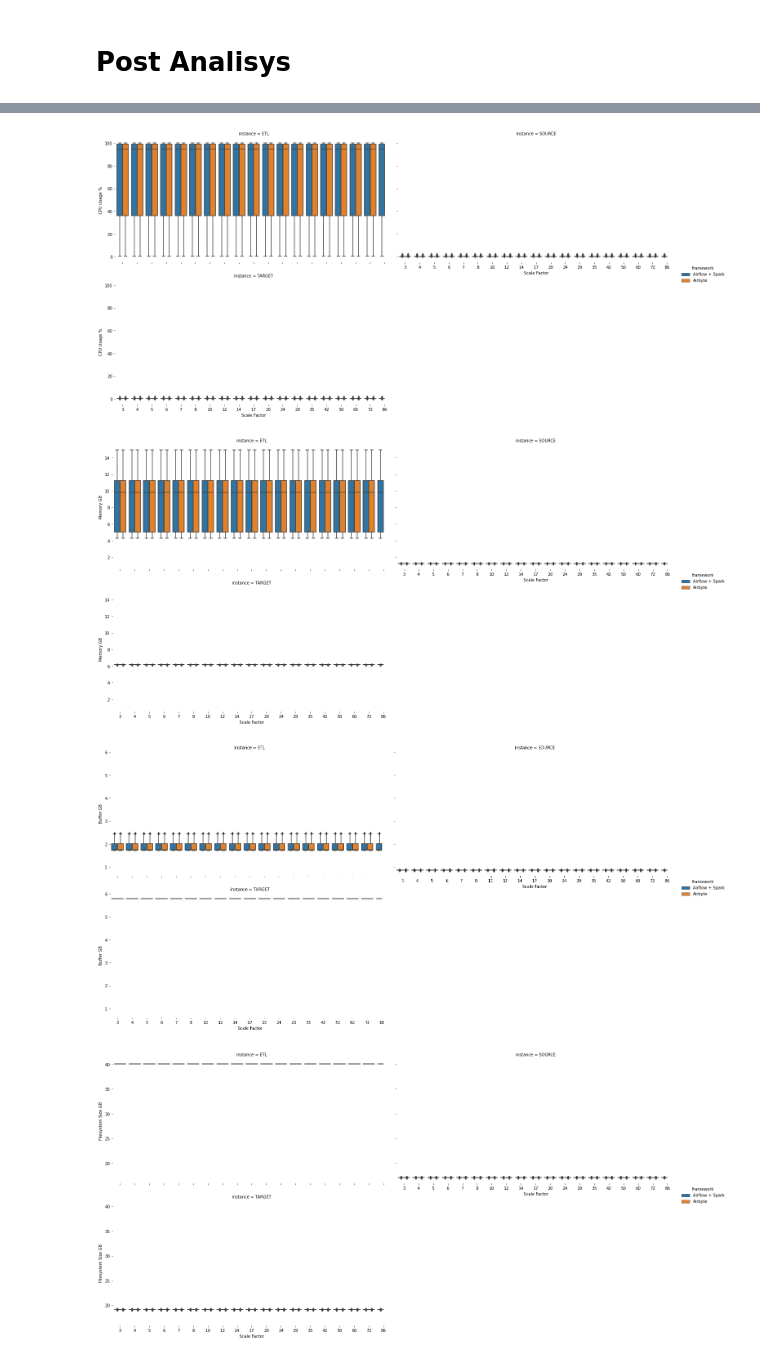
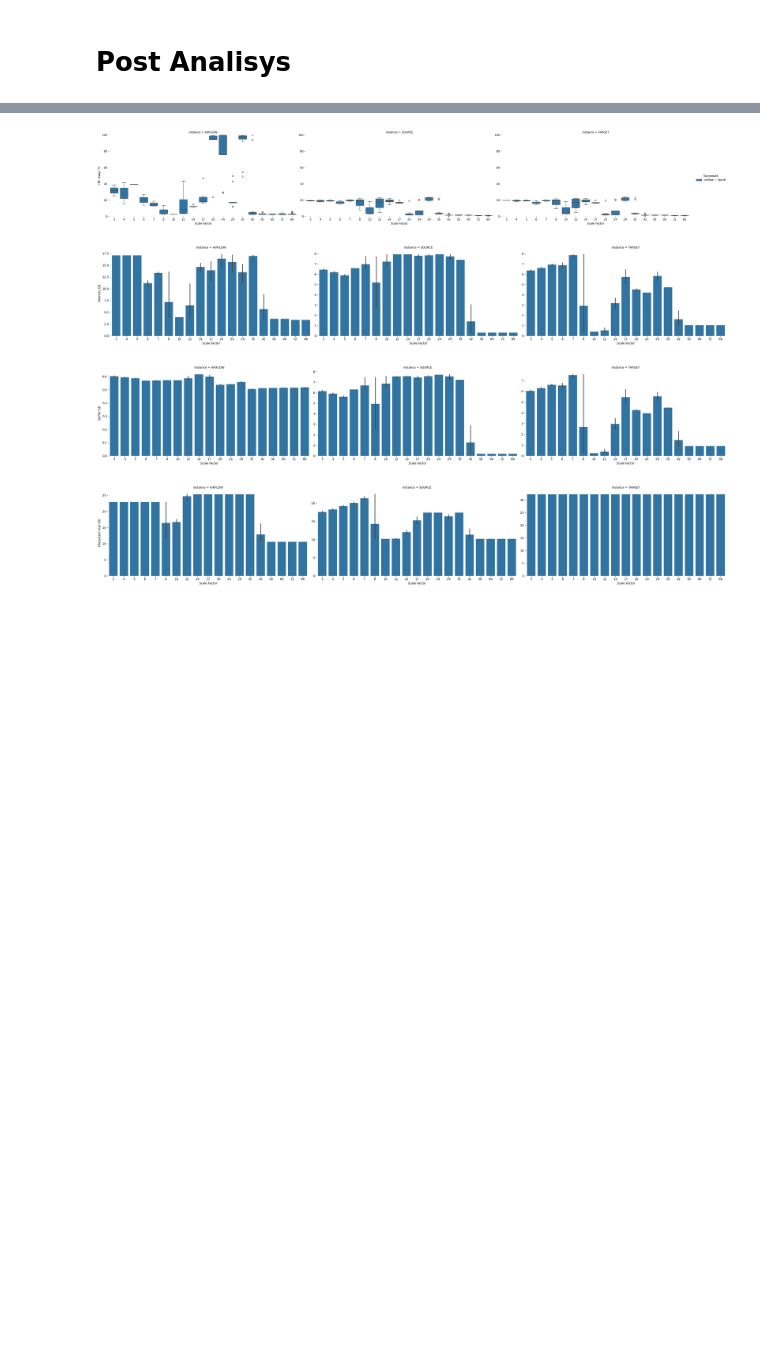
Before and after one commit to bombermal/TCC, a Jupyter notebook: Monitoring_VM/Retrieve/pre_analisys.ipynb, the cells around one changed output, grey strips where cells are left out. Saved outputs shown, nothing was run; the diff lists cells and outputs as text; code cells hidden in the pictures; blank space fills up the shorter version.

```diff
--- a/Monitoring_VM/Retrieve/pre_analisys.ipynb
+++ b/Monitoring_VM/Retrieve/pre_analisys.ipynb
@@ -242,33 +263,37 @@ def return_metrics(query, start_time, end_time):
                 query=query,  # this is the metric name and label config
                 start_time=start_time,
                 end_time=end_time,
-                step="5s"
+                step="1m"
                 )
 
     return metric
 
 
 df_metrics = pd.DataFrame(columns=["benchmark_id", "framework", "sf", "instance", "cpu_usage", "memory_usage", 'memory_buffer', 'filesystem_size'])
-for row in status_fixed_time.itertuples():
+mask = status_fixed_time.framework == "Airbyte"
+for row in status_fixed_time[~mask].itertuples():
     test_id = row.benchmark_id
     test_sf = row.sf
     framework = row.framework
     # CPU Consume
 
-    # start_time = row.startTime
-    # end_time = row.endTime
-    start_time = datetime.strptime('2023-11-08 10:20:00.652962', '%Y-%m-%d %H:%M:%S.%f')#temp_row.startTime
-    end_time = datetime.strptime('2023-11-08 11:00:00.652962', '%Y-%m-%d %H:%M:%S.%f')#temp_row.endTime
+    t_delta = timedelta(hours=3)# if framework == "Airbyte" else timedelta(hours=0)
+    start_time = row.startTime# + t_delta
+    end_time = row.endTime# + t_delta
+    # print(start_time, end_time, sep=" - ")
+    #start_time = datetime.strptime('2023-11-08 10:20:00.652962', '%Y-%m-%d %H:%M:%S.%f')#temp_row.startTime
+    #end_time = datetime.strptime('2023-11-08 11:00:00.652962', '%Y-%m-%d %H:%M:%S.%f')#temp_row.endTime
 
-    query_cpu = 'sum by(instance)(irate(node_cpu_seconds_total{mode!="idle"}[1m])) / on(instance) group_left sum by(instance)(irate(node_cpu_seconds_total[1m]))'
-    query_memory = 'node_memory_MemTotal_bytes - node_memory_MemFree_bytes'
-    query_buffer = 'node_memory_Cached_bytes + node_memory_Buffers_bytes + node_memory_SReclaimable_bytes'
-    query_fs_size = 'node_filesystem_size_bytes{mountpoint="/"} - node_filesystem_avail_bytes{mountpoint="/"}'
+    query_cpu = 'sum by(instance)(irate(node_cpu_seconds_total{mode=~"user|system", instance!~"PROXMOX|STORAGE|AIRBYTE"}[1m])) / on(instance) group_left sum by(instance)(irate(node_cpu_seconds_total{instance!~"PROXMOX|STORAGE|AIRBYTE"}[1m]))'
+    query_memory = 'node_memory_MemTotal_bytes{instance!~"PROXMOX|STORAGE|AIRBYTE"} - node_memory_MemFree_bytes{instance!~"PROXMOX|STORAGE|AIRBYTE"}'
+    query_buffer = 'node_memory_Cached_bytes{instance!~"PROXMOX|STORAGE|AIRBYTE"} + node_memory_Buffers_bytes{instance!~"PROXMOX|STORAGE|AIRBYTE"} + node_memory_SReclaimable_bytes{instance!~"PROXMOX|STORAGE|AIRBYTE"}'
+    query_fs_size = 'node_filesystem_size_bytes{instance!~"PROXMOX|STORAGE|AIRBYTE", mountpoint="/"} - node_filesystem_avail_bytes{instance!~"PROXMOX|STORAGE|AIRBYTE", mountpoint="/"}'
 
-    cpu_metric = return_metrics(query=query_cpu, start_time=start_time, end_time=end_time)
-    ram_used_metric = return_metrics(query=query_memory, start_time=start_time, end_time=end_time)
-    ram_buffer_metric = return_metrics(query=query_buffer, start_time=start_time, end_time=end_time)
-    fs_size = return_metrics(query=query_fs_size, start_time=start_time, end_time=end_time)
+
+    cpu_metric = return_metrics(query=query_cpu, start_time=start_time + t_delta, end_time=end_time + t_delta)
+    ram_used_metric = return_metrics(query=query_memory, start_time=start_time + t_delta, end_time=end_time + t_delta)
+    ram_buffer_metric = return_metrics(query=query_buffer, start_time=start_time + t_delta, end_time=end_time + t_delta)
+    fs_size = return_metrics(query=query_fs_size, start_time=start_time + t_delta, end_time=end_time + t_delta)
 
     for cpu_item, memory_used_item, memory_buffer_item, fs_item in zip(cpu_metric, ram_used_metric, ram_buffer_metric, fs_size):
         cpu_instance = cpu_item['metric']['instance']
@@ -287,4 +312,4 @@ for row in status_fixed_time.itertuples():
                                 index=['framework', "benchmark_id", "sf", "instance", "cpu_usage", "memory_usage", 'memory_buffer', 'filesystem_size'], name=0).to_frame().T
         df_metrics = pd.concat([df_metrics, aux_metrics], ignore_index=True)
 
-print(start_time, end_time, sep="\n")
+# print(start_time, end_time, sep="\n")
@@ -316,21 +338,26 @@ for idx, ii in enumerate([df_cpu, df_memory, df_buffer, df_fs]):
     melted_list.append(temp)
 # %%
 for idx, ii in enumerate(melted_list):
-    g = sns.catplot(ii, x='sf', y='value', hue='framework', kind='box', col='instance', col_wrap=2, height=5, aspect=2, sharex=True)
     if idx == 0:
-        # g.set(ylim=(0, 100), title="CPU Usage")
+        g = sns.catplot(ii, x='sf', y='value', hue='framework', kind='box', col='instance', col_wrap=3, height=5, aspect=2, sharex=True, sharey=False)
+    else:
+        g = sns.FacetGrid(ii, col='instance', hue='framework', col_wrap=3, height=5, aspect=2, sharex=True, sharey=False)
+        g.map(sns.barplot, 'sf', 'value', order=ii.sf.unique())
+
+    if idx == 0:
+        g.set(ylim=(0, 100))
         g.set_axis_labels("Scale Factor", "CPU Usage %")
     elif idx == 3:
         g.set_axis_labels("Scale Factor", "Filesystem Size GB")
     elif idx == 1:
         g.set_axis_labels("Scale Factor", "Memory GB")
     else:
         g.set_axis_labels("Scale Factor", "Buffer GB")
+
     g.despine(left=True, bottom=True)
-
     plt.show()
 # %% [output]
-[figure, old version]
+[figure, new version]
-[figure, old version]
+[figure, new version]
-[figure, old version]
+[figure, new version]
-[figure, old version]
+[figure, new version]
```
Also changed, not shown: parts of 7 cells of this notebook, 5 other files.
